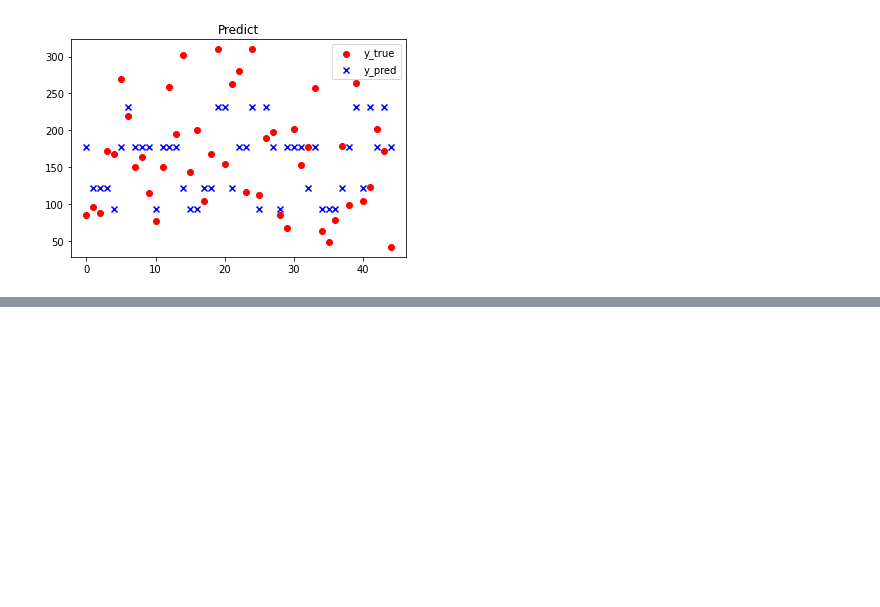
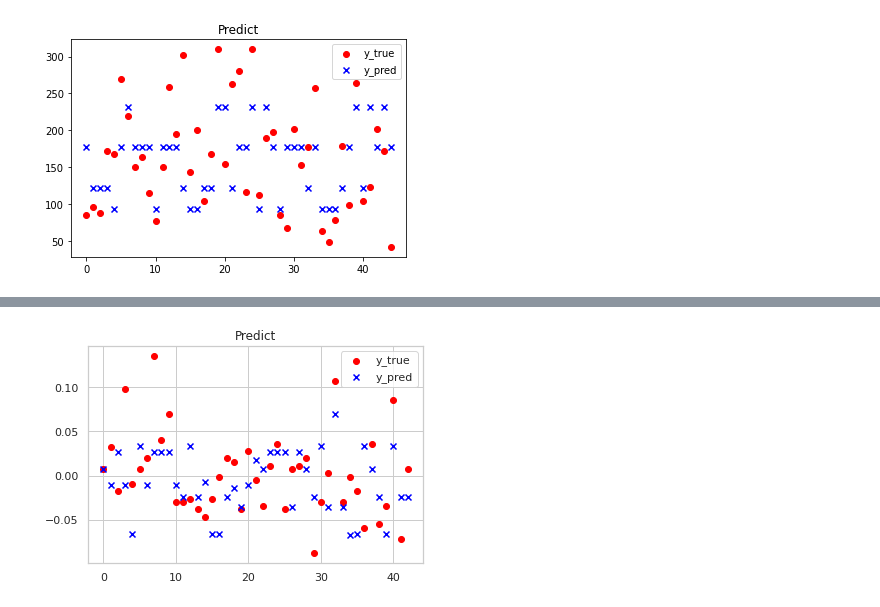
Before and after one commit to C4st3ll4n/diabetis_portfolio, a Jupyter notebook: portfolio_diabetis.ipynb, the cells around one changed output, grey strips where cells are left out. Cells and saved outputs as stored; diff of their text form; code cells hidden in the pictures; blank space fills up the shorter version.

```diff
--- a/portfolio_diabetis.ipynb
+++ b/portfolio_diabetis.ipynb
@@ -208,0 +287,3 @@ plot(y_test, y_pred)
+# %%
+dfoy = dfo[:,-1] #TARGET
+dfo = dfo[:,:-1] #FEATURES
@@ -208,0 +390,4 @@ plot(y_test, y_pred)
+# %%
+tree = joblib.load('arvore.xz')
+# %%
+y_pred = tree.predict(X_test)
@@ -208,0 +398,4 @@ plot(y_test, y_pred)
+# %%
+plot(y_test, y_pred)
+# %% [output]
+[figure, added]
```
Also changed, not shown: parts of 27 cells of this notebook.
